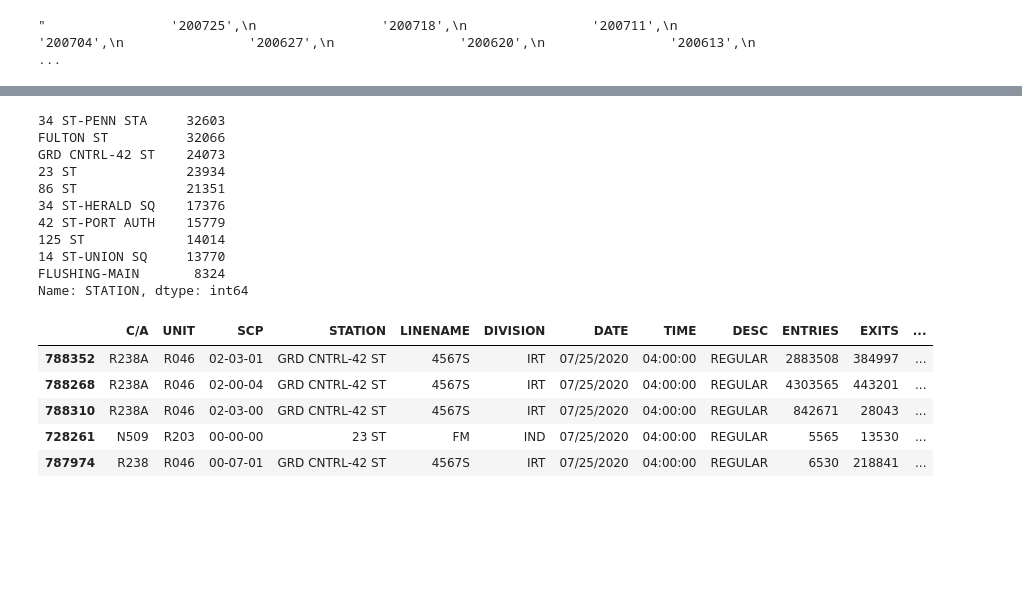
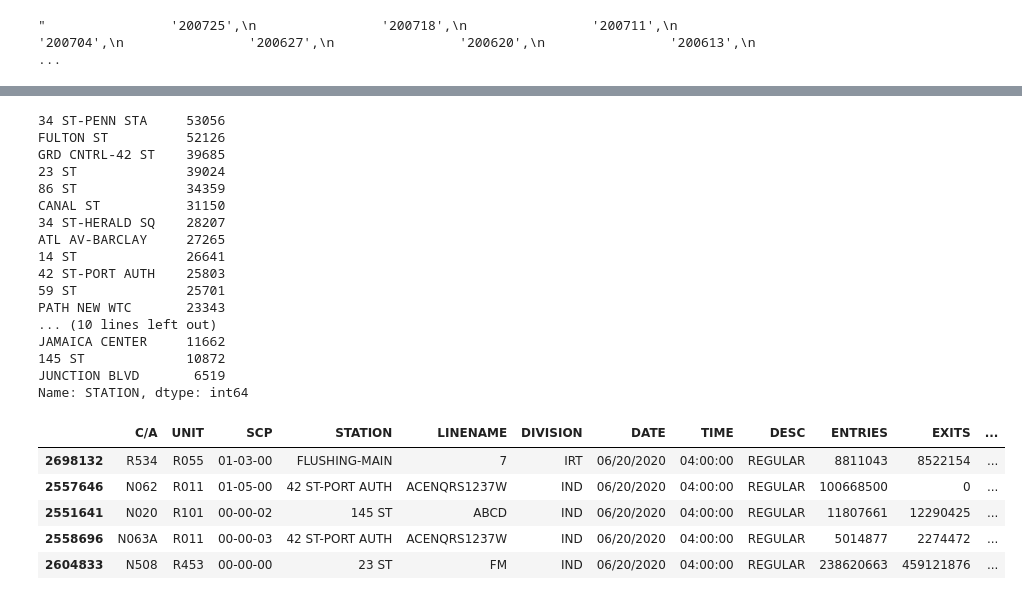
Before and after one commit to aauyeung19/Metis-Project-1, a Jupyter notebook: data cleaning.ipynb, the cells around one changed output, grey strips where cells are left out. Saved outputs shown, nothing was run; the diff lists cells and outputs as text; code cells hidden in the pictures; blank space fills up the shorter version.

```diff
--- a/data cleaning.ipynb
+++ b/data cleaning.ipynb
@@ -127,6 +157,9 @@ mta.describe()
 # %%
 #drop negative traffic and assume maximum turns within 4 hours to be 2400 '1 person every 6 seconds'
-mask = (mta.n_in >= 0) & (mta.n_out >= 0) & (mta.turn_traffic >= 0) & (mta.n_in < 2400) & (mta.n_out < 2400)
+#assumed all timeslots are 4 hours -- look at diff on datetime
+#negative data may be when turnstiles are reset but represent a small sample of population
+###Maybe mask for turn_traffic < 2400
+mask = (mta.n_in >= 0) & (mta.n_out >= 0) & (mta.turn_traffic >= 0) & (mta.turn_traffic < 2400)
 mta = mta[mask]
 # %%
 mta.describe()
@@ -143,3 +176,6 @@ mta.describe()
 # %%
 #n_in and n_out minimum and maximum values are still unreasonable
 #mta.describe()
+# %%
+#try .dt.dayofweek()
+mta['day_of_week'] = mta['datetime'].apply(lambda x : x.weekday())
@@ -176,29 +217,38 @@ Text(0.5, 0, 'Total Traffic')
 # %%
 #Assume focus on top ten total traffic
-s = [each for _, each in stations_totals[:10]['STATION'].items()]
+
+#increase to top 25
+s = [each for _, each in stations_totals[:25]['STATION'].items()]
 # %%
-top_ten_df = pd.DataFrame(mta[mta.STATION.isin(s)])
+#Change df name to top_ranking
+top_ranked_df = pd.DataFrame(mta[mta.STATION.isin(s)])
 # %%
-top_ten_df.STATION.value_counts()
+top_ranked_df.STATION.value_counts()
 # %% [output]
-34 ST-PENN STA     32603
-FULTON ST          32066
-GRD CNTRL-42 ST    24073
-23 ST              23934
-86 ST              21351
-34 ST-HERALD SQ    17376
-42 ST-PORT AUTH    15779
-125 ST             14014
-14 ST-UNION SQ     13770
-FLUSHING-MAIN       8324
+34 ST-PENN STA     53056
+FULTON ST          52126
+GRD CNTRL-42 ST    39685
+23 ST              39024
+86 ST              34359
+CANAL ST           31150
+34 ST-HERALD SQ    28207
+ATL AV-BARCLAY     27265
+14 ST              26641
+42 ST-PORT AUTH    25803
+59 ST              25701
+PATH NEW WTC       23343
+... (10 lines left out)
+JAMAICA CENTER     11662
+145 ST             10872
+JUNCTION BLVD       6519
 Name: STATION, dtype: int64
 # %%
-top_ten_df.head()
+top_ranked_df.head()
 # %% [output]
 |  | C/A | UNIT | SCP | STATION | LINENAME | DIVISION | DATE | TIME | DESC | ENTRIES | EXITS | ... |
-| 788352 | R238A | R046 | 02-03-01 | GRD CNTRL-42 ST | 4567S | IRT | 07/25/2020 | 04:00:00 | REGULAR | 2883508 | 384997 | ... |
-| 788268 | R238A | R046 | 02-00-04 | GRD CNTRL-42 ST | 4567S | IRT | 07/25/2020 | 04:00:00 | REGULAR | 4303565 | 443201 | ... |
-| 788310 | R238A | R046 | 02-03-00 | GRD CNTRL-42 ST | 4567S | IRT | 07/25/2020 | 04:00:00 | REGULAR | 842671 | 28043 | ... |
-| 728261 | N509 | R203 | 00-00-00 | 23 ST | FM | IND | 07/25/2020 | 04:00:00 | REGULAR | 5565 | 13530 | ... |
-| 787974 | R238 | R046 | 00-07-01 | GRD CNTRL-42 ST | 4567S | IRT | 07/25/2020 | 04:00:00 | REGULAR | 6530 | 218841 | ... |
+| 2698132 | R534 | R055 | 01-03-00 | FLUSHING-MAIN | 7 | IRT | 06/20/2020 | 04:00:00 | REGULAR | 8811043 | 8522154 | ... |
+| 2557646 | N062 | R011 | 01-05-00 | 42 ST-PORT AUTH | ACENQRS1237W | IND | 06/20/2020 | 04:00:00 | REGULAR | 100668500 | 0 | ... |
+| 2551641 | N020 | R101 | 00-00-02 | 145 ST | ABCD | IND | 06/20/2020 | 04:00:00 | REGULAR | 11807661 | 12290425 | ... |
+| 2558696 | N063A | R011 | 00-00-03 | 42 ST-PORT AUTH | ACENQRS1237W | IND | 06/20/2020 | 04:00:00 | REGULAR | 5014877 | 2274472 | ... |
+| 2604833 | N508 | R453 | 00-00-00 | 23 ST | FM | IND | 06/20/2020 | 04:00:00 | REGULAR | 238620663 | 459121876 | ... |
 # %%
```
Also changed, not shown: parts of 44 cells of this notebook.
